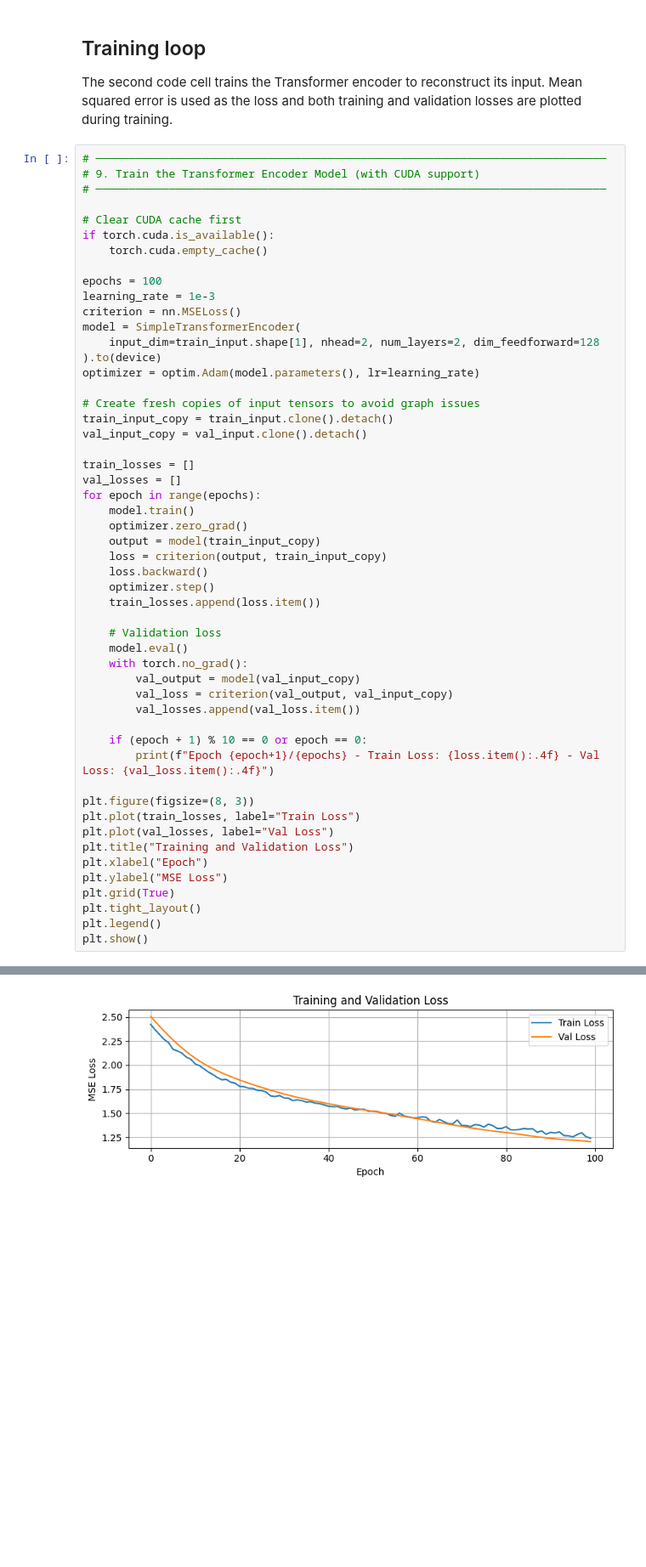
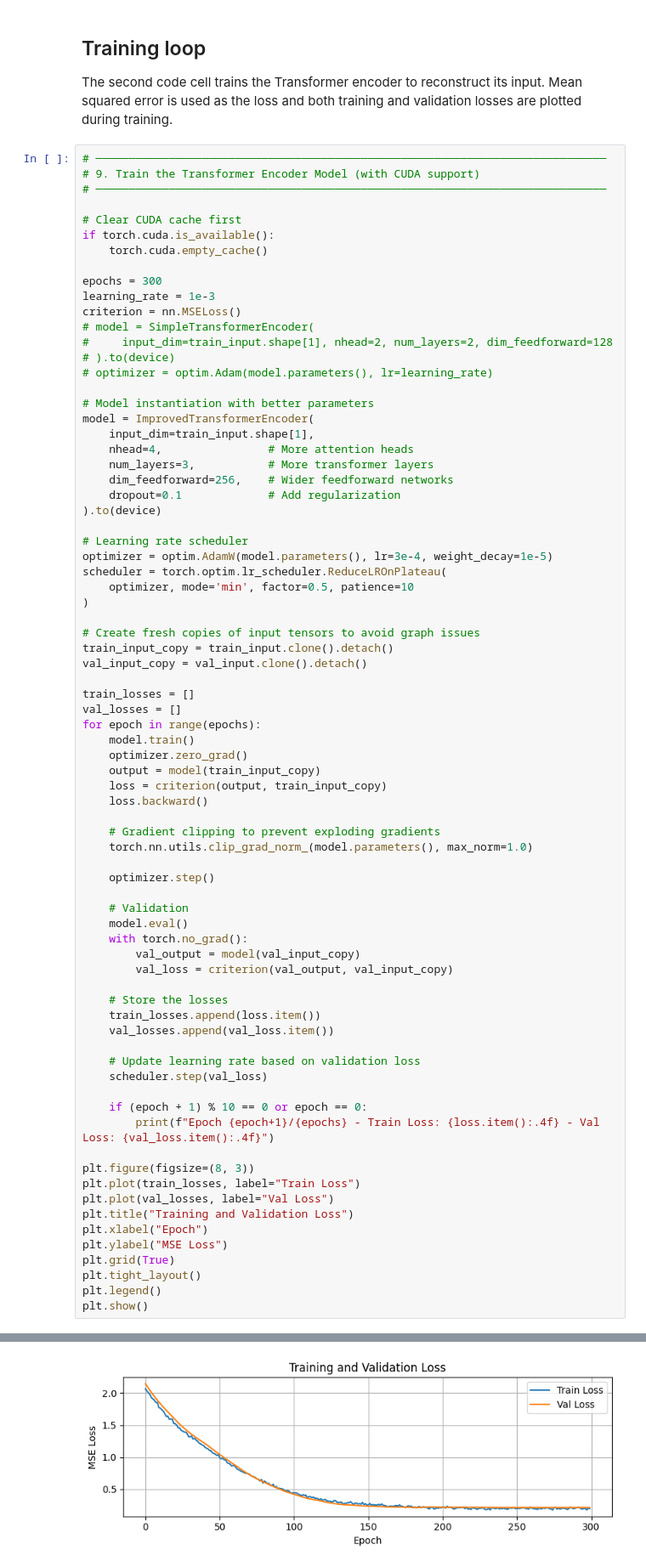
Before and after one commit to brisacoder/ai_ml, a Jupyter notebook: car_telemetry_transformers.ipynb, the cells around one changed output, grey strips where cells are left out. Shown at 85% size. Cells and saved outputs as stored; diff of their text form; blank space fills up the shorter version.

Commit message:
Better Transformer Model

```diff
--- a/car_telemetry_transformers.ipynb
+++ b/car_telemetry_transformers.ipynb
@@ -128,13 +210,28 @@ The second code cell trains the Transformer encoder to reconstruct its input. Me
 if torch.cuda.is_available():
     torch.cuda.empty_cache()
 
-epochs = 100
+epochs = 300
 learning_rate = 1e-3
 criterion = nn.MSELoss()
-model = SimpleTransformerEncoder(
-    input_dim=train_input.shape[1], nhead=2, num_layers=2, dim_feedforward=128
+# model = SimpleTransformerEncoder(
+#     input_dim=train_input.shape[1], nhead=2, num_layers=2, dim_feedforward=128
+# ).to(device)
+# optimizer = optim.Adam(model.parameters(), lr=learning_rate)
+
+# Model instantiation with better parameters
+model = ImprovedTransformerEncoder(
+    input_dim=train_input.shape[1],
+    nhead=4,                # More attention heads
+    num_layers=3,           # More transformer layers
+    dim_feedforward=256,    # Wider feedforward networks
+    dropout=0.1             # Add regularization
 ).to(device)
-optimizer = optim.Adam(model.parameters(), lr=learning_rate)
+
+# Learning rate scheduler
+optimizer = optim.AdamW(model.parameters(), lr=3e-4, weight_decay=1e-5)
+scheduler = torch.optim.lr_scheduler.ReduceLROnPlateau(
+    optimizer, mode='min', factor=0.5, patience=10
+)
 
 # Create fresh copies of input tensors to avoid graph issues
 train_input_copy = train_input.clone().detach()
@@ -148,15 +245,24 @@ for epoch in range(epochs):
     output = model(train_input_copy)
     loss = criterion(output, train_input_copy)
     loss.backward()
+
+    # Gradient clipping to prevent exploding gradients
+    torch.nn.utils.clip_grad_norm_(model.parameters(), max_norm=1.0)
+
     optimizer.step()
-    train_losses.append(loss.item())
 
-    # Validation loss
+    # Validation
     model.eval()
     with torch.no_grad():
         val_output = model(val_input_copy)
         val_loss = criterion(val_output, val_input_copy)
-        val_losses.append(val_loss.item())
+
+    # Store the losses
+    train_losses.append(loss.item())
+    val_losses.append(val_loss.item())
+
+    # Update learning rate based on validation loss
+    scheduler.step(val_loss)
 
     if (epoch + 1) % 10 == 0 or epoch == 0:
         print(f"Epoch {epoch+1}/{epochs} - Train Loss: {loss.item():.4f} - Val Loss: {val_loss.item():.4f}")
@@ -186,4 +298,4 @@ Epoch 100/100 - Train Loss: 1.2403 - Val Loss: 1.2051
-[figure, old version]
+[figure, new version]
 # %% [markdown]
 ## Scoring anomalies
 After training, the model runs on the full sequence. The per time-step reconstruction error becomes the anomaly score, which is visualised to highlight unusual behaviour in the synthetic telemetry.
```
Also changed, not shown: parts of 6 cells of this notebook.
